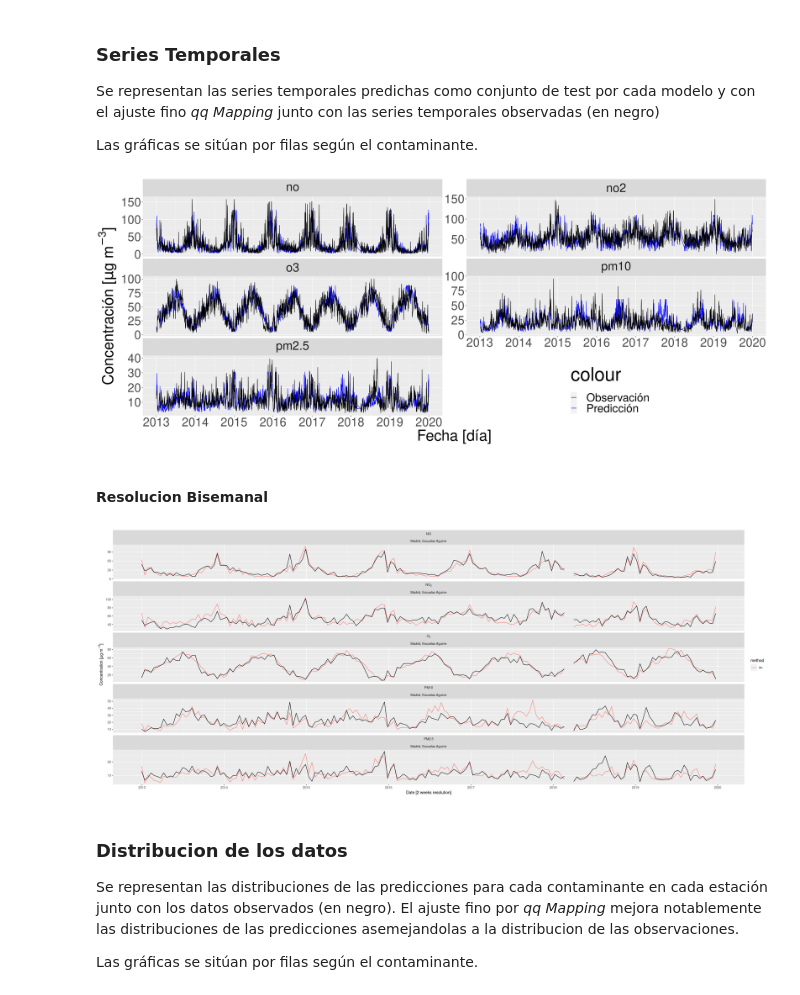
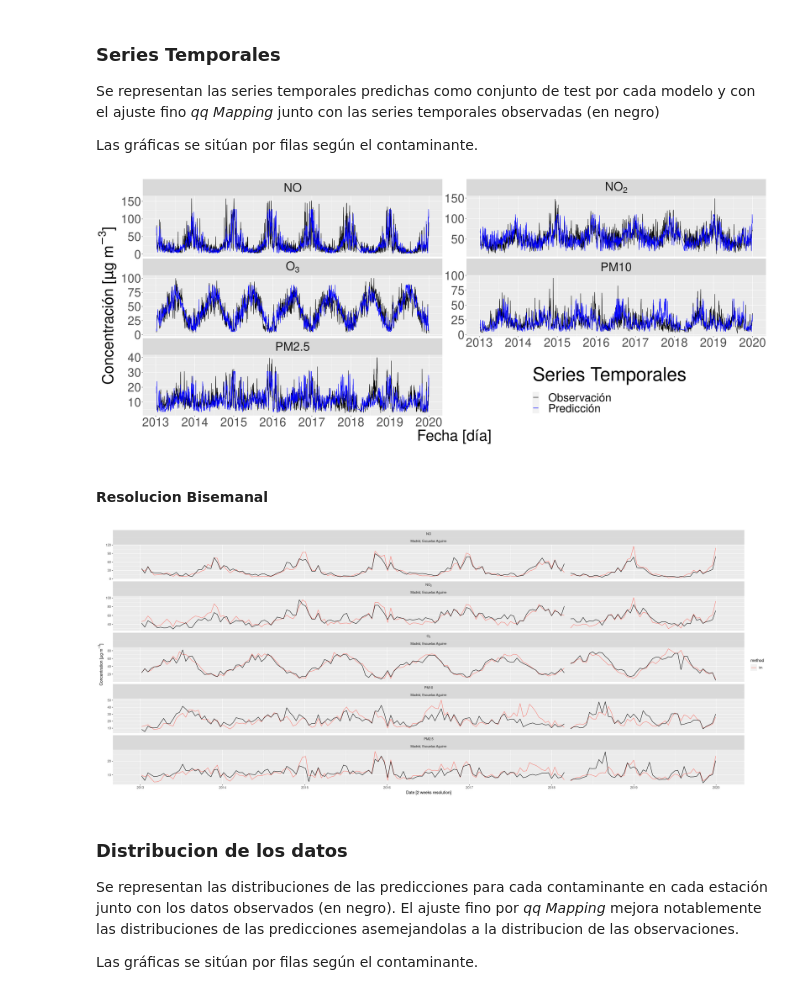
Before and after one commit to Jaimedgp/AirQualityCOVID, a Jupyter notebook: notebooks/Cross-validation/Cross-validation_grph.ipynb, the cells around one changed output. Cells and saved outputs as stored; diff of their text form; code cells hidden in the pictures.

```diff
--- a/notebooks/Cross-validation/Cross-validation_grph.ipynb
+++ b/notebooks/Cross-validation/Cross-validation_grph.ipynb
@@ -409,7 +386,7 @@ predict.df <- cv.results$series %>%
 # %%
 predict.df <- rbind(predict.df %>%
                         filter(method == "lm",
-                               days == 2,
+                               days == 3,
                               )#,
                     #predict.df %>%
                     #    filter(method == "knn",
@@ -433,30 +410,31 @@ predict.df$variable <- factor(predict.df$variable,
                               labels=pollut.notation)
 # %%
 plt.serie <- ggplot(data=predict.df) +
+    geom_line(aes(x=date, y=obs, color = "Observación")) +
     geom_line(aes(x=date, y=pred.qq, color = "Predicción")) +
-    geom_line(aes(x=date, y=obs, color = "Observación")) +
     facet_wrap(~variable,
                ncol=2, scale="free_y",
                labeller = labeller(variable=label_parsed)) +
-    scale_color_manual(values = c("Predicción" = "blue",
-                                 "Observación" = "black")) +
+    scale_color_manual(name="Series Temporales",
+                       values = c("Predicción" = "blue",
+                                  "Observación" = "black")) +
     scale_x_date(name="Fecha [día]",
                  date_breaks = "1 year",
                  date_labels = "%Y") +
     scale_y_continuous(name=expression(paste("Concentración [", mu, "g ", m^-3, "]"))) +
     theme(legend.position=c(0.75,0.12),
           legend.text = element_text(size=30),
           legend.title = element_text(size=50),
           text = element_text(size=40),
          )
 
 ggsave(plot = plt.serie,
        filename = "Plots/Cross-Validation/serie.png",
        width = 25, height = 10)
 
 plt.serie
 # %% [output]
-[figure, old version]
+[figure, new version]
 # %% [markdown]
 #### Resolucion Bisemanal
 # %%
@@ -478,7 +456,7 @@ ggplot(data=test) +
                  date_labels = "%Y") +
     scale_y_continuous(name=expression(paste("Concentration [", mu, "g ", m^-3, "]")))
 # %% [output]
-[figure, old version]
+[figure, new version]
 # %% [markdown]
 ### Distribucion de los datos
 
```
Also changed, not shown: parts of 5 cells of this notebook, 3 other files.
